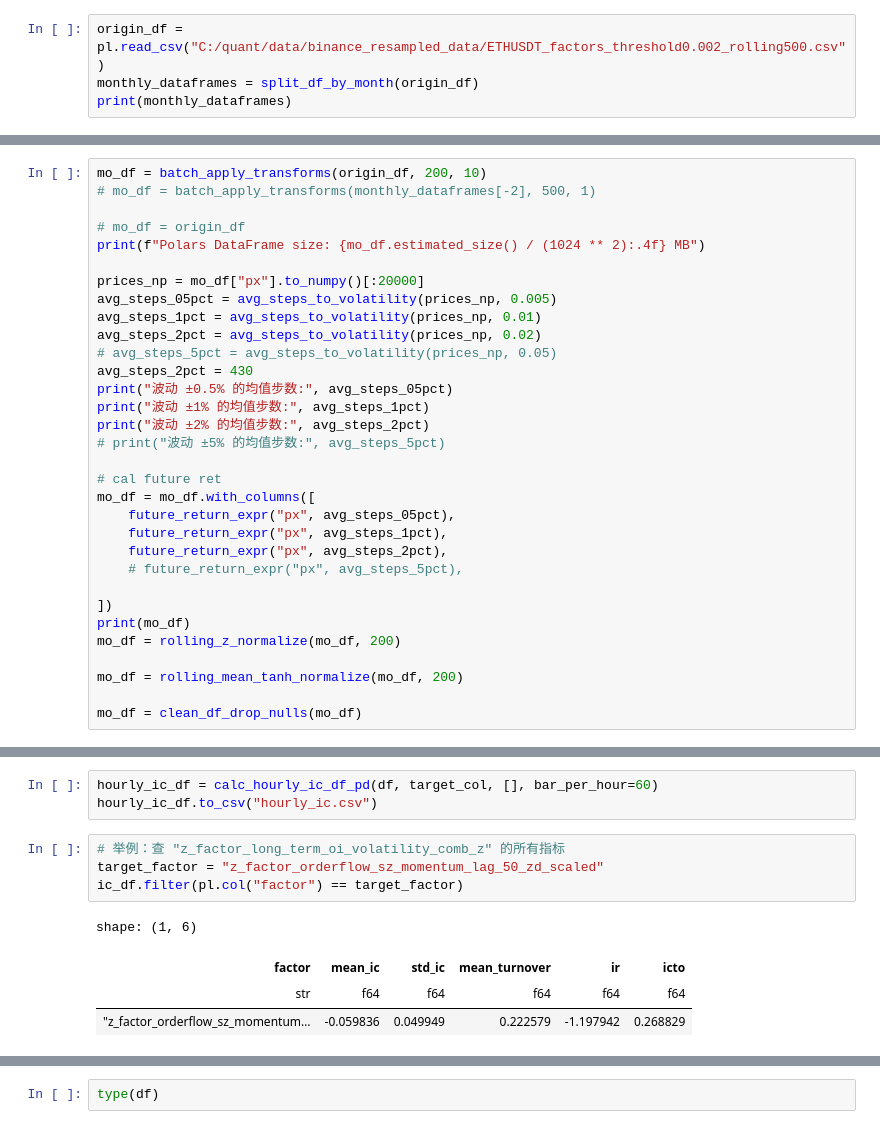
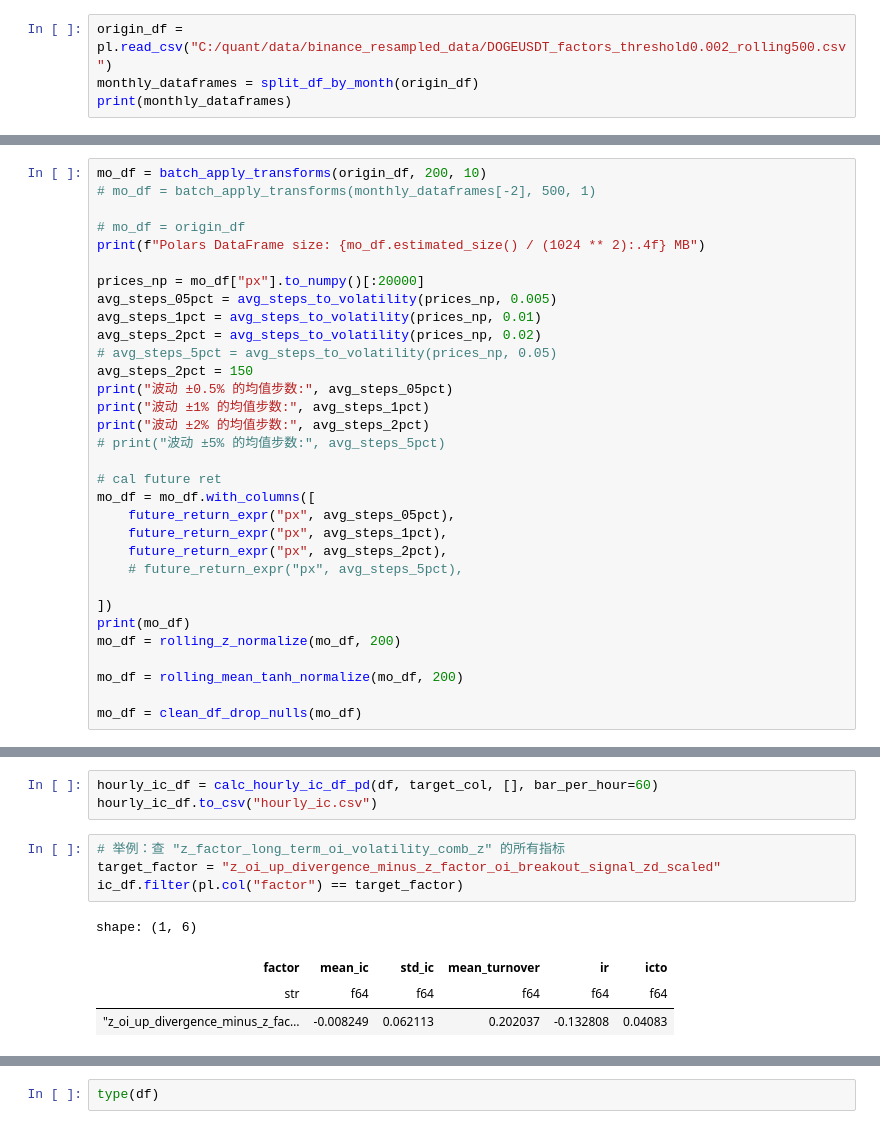
Before and after one commit to Lqz13Th/machine_learning, a Jupyter notebook: feature_engineering/verify_features.ipynb, the cells around one changed output, grey strips where cells are left out. Saved outputs shown, nothing was run; the diff lists cells and outputs as text.

```diff
--- a/feature_engineering/verify_features.ipynb
+++ b/feature_engineering/verify_features.ipynb
@@ -377,7 +377,7 @@ def rolling_ic_ir_icto_index(
         .sort("icto", descending=True)
     )
 # %%
-origin_df = pl.read_csv("C:/quant/data/binance_resampled_data/ETHUSDT_factors_threshold0.002_rolling500.csv")
+origin_df = pl.read_csv("C:/quant/data/binance_resampled_data/DOGEUSDT_factors_threshold0.002_rolling500.csv")
 monthly_dataframes = split_df_by_month(origin_df)
 print(monthly_dataframes)
 # %% [output]
@@ -411,7 +411,7 @@ avg_steps_05pct = avg_steps_to_volatility(prices_np, 0.005)
 avg_steps_1pct = avg_steps_to_volatility(prices_np, 0.01)
 avg_steps_2pct = avg_steps_to_volatility(prices_np, 0.02)
 # avg_steps_5pct = avg_steps_to_volatility(prices_np, 0.05)
-avg_steps_2pct = 430
+avg_steps_2pct = 150
 print("波动 ±0.5% 的均值步数:", avg_steps_05pct)
 print("波动 ±1% 的均值步数:", avg_steps_1pct)
 print("波动 ±2% 的均值步数:", avg_steps_2pct)
@@ -723,13 +723,13 @@ hourly_ic_df = calc_hourly_ic_df_pd(df, target_col, [], bar_per_hour=60)
 hourly_ic_df.to_csv("hourly_ic.csv")
 # %%
 # 举例：查 "z_factor_long_term_oi_volatility_comb_z" 的所有指标
-target_factor = "z_factor_orderflow_sz_momentum_lag_50_zd_scaled"
+target_factor = "z_oi_up_divergence_minus_z_factor_oi_breakout_signal_zd_scaled"
 ic_df.filter(pl.col("factor") == target_factor)
 # %% [output]
 shape: (1, 6)
 | factor | mean_ic | std_ic | mean_turnover | ir | icto |
 | str | f64 | f64 | f64 | f64 | f64 |
-| "z_factor_orderflow_sz_momentum… | -0.059836 | 0.049949 | 0.222579 | -1.197942 | 0.268829 |
+| "z_oi_up_divergence_minus_z_fac… | -0.008249 | 0.062113 | 0.202037 | -0.132808 | 0.04083 |
 # %%
 import polars as pl
 import matplotlib.pyplot as plt
```
Also changed, not shown: parts of 15 cells of this notebook, 1 other file.
